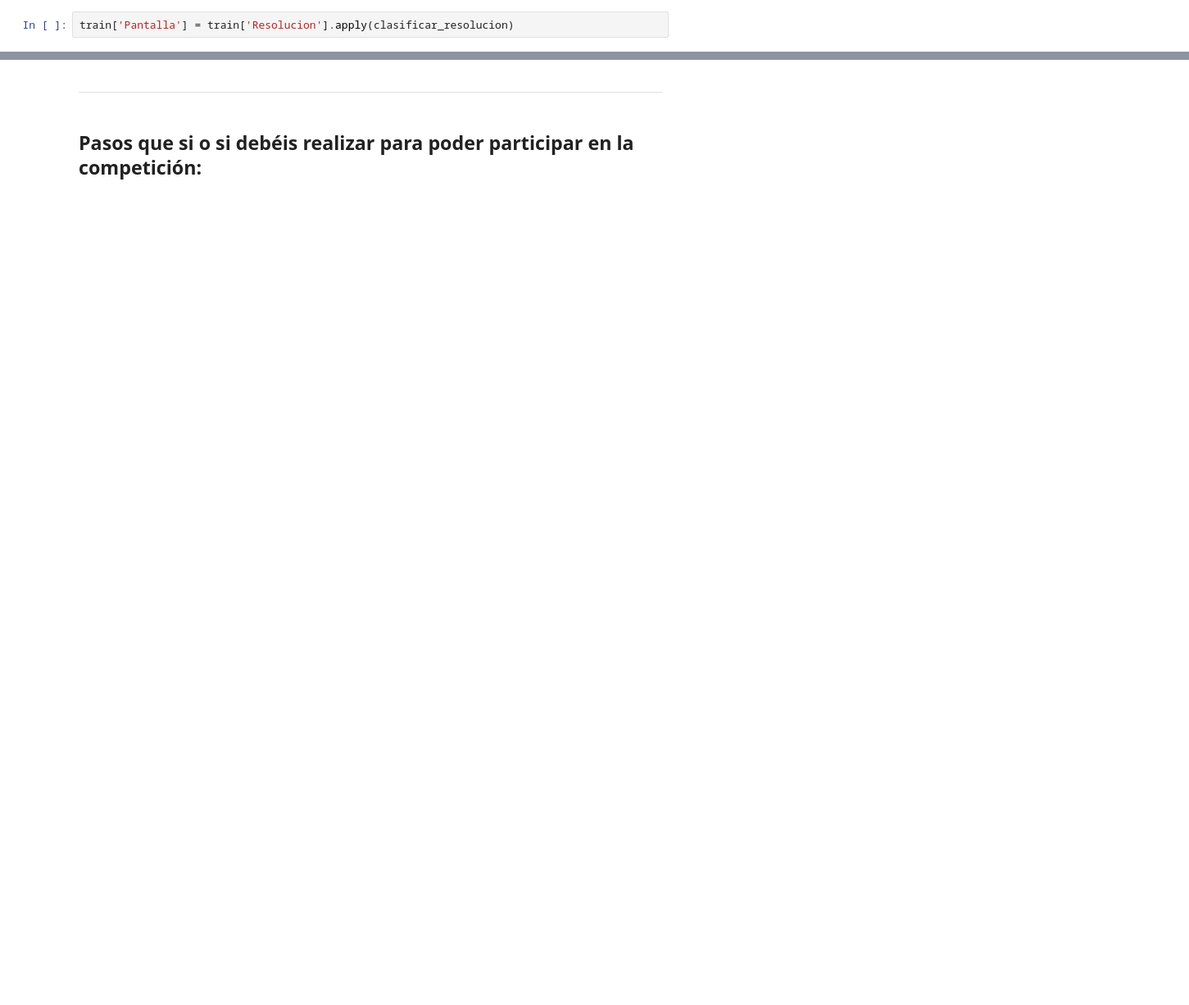
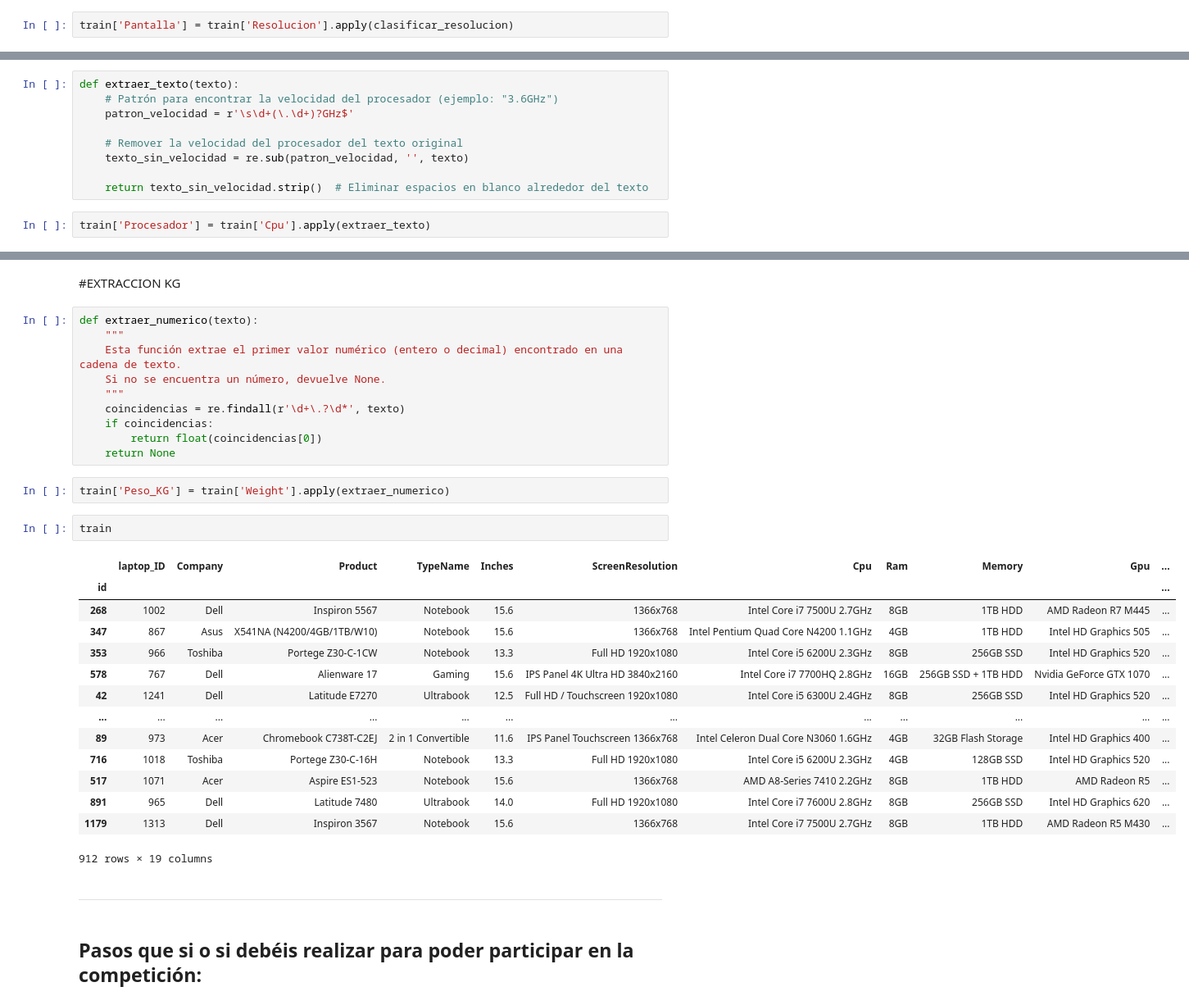
Before and after one commit to RaulSoler/Kaggle_Desafio, a Jupyter notebook: Regresion_Portatiles/Regresion.ipynb, the cells around one changed output, grey strips where cells are left out. Shown: that part at 82% size. Drawn from its saved outputs; the diff is of its cells as text; blank space fills up the shorter version.

```diff
--- a/Regresion_Portatiles/Regresion.ipynb
+++ b/Regresion_Portatiles/Regresion.ipynb
@@ -213,0 +230,11 @@ train.head(50)
+# %%
+def extraer_texto(texto):
+    # Patrón para encontrar la velocidad del procesador (ejemplo: "3.6GHz")
+    patron_velocidad = r'\s\d+(\.\d+)?GHz$'
+
+    # Remover la velocidad del procesador del texto original
+    texto_sin_velocidad = re.sub(patron_velocidad, '', texto)
+
+    return texto_sin_velocidad.strip()  # Eliminar espacios en blanco alrededor del texto
+# %%
+train['Procesador'] = train['Cpu'].apply(extraer_texto)
@@ -214,3 +290,34 @@ train.head(50)
+# %% [markdown]
+#EXTRACCION KG
+# %%
+def extraer_numerico(texto):
+    """
+    Esta función extrae el primer valor numérico (entero o decimal) encontrado en una cadena de texto.
+    Si no se encuentra un número, devuelve None.
+    """
+    coincidencias = re.findall(r'\d+\.?\d*', texto)
+    if coincidencias:
+        return float(coincidencias[0])
+    return None
+# %%
+train['Peso_KG'] = train['Weight'].apply(extraer_numerico)
+# %%
+train
+# %% [output]
+|  | laptop_ID | Company | Product | TypeName | Inches | ScreenResolution | Cpu | Ram | Memory | Gpu | ... |
+| id |  |  |  |  |  |  |  |  |  |  | ... |
+| 268 | 1002 | Dell | Inspiron 5567 | Notebook | 15.6 | 1366x768 | Intel Core i7 7500U 2.7GHz | 8GB | 1TB HDD | AMD Radeon R7 M445 | ... |
+| 347 | 867 | Asus | X541NA (N4200/4GB/1TB/W10) | Notebook | 15.6 | 1366x768 | Intel Pentium Quad Core N4200 1.1GHz | 4GB | 1TB HDD | Intel HD Graphics 505 | ... |
+| 353 | 966 | Toshiba | Portege Z30-C-1CW | Notebook | 13.3 | Full HD 1920x1080 | Intel Core i5 6200U 2.3GHz | 8GB | 256GB SSD | Intel HD Graphics 520 | ... |
+| 578 | 767 | Dell | Alienware 17 | Gaming | 15.6 | IPS Panel 4K Ultra HD 3840x2160 | Intel Core i7 7700HQ 2.8GHz | 16GB | 256GB SSD + 1TB HDD | Nvidia GeForce GTX 1070 | ... |
+| 42 | 1241 | Dell | Latitude E7270 | Ultrabook | 12.5 | Full HD / Touchscreen 1920x1080 | Intel Core i5 6300U 2.4GHz | 8GB | 256GB SSD | Intel HD Graphics 520 | ... |
+| ... | ... | ... | ... | ... | ... | ... | ... | ... | ... | ... | ... |
+| 89 | 973 | Acer | Chromebook C738T-C2EJ | 2 in 1 Convertible | 11.6 | IPS Panel Touchscreen 1366x768 | Intel Celeron Dual Core N3060 1.6GHz | 4GB | 32GB Flash Storage | Intel HD Graphics 400 | ... |
+| 716 | 1018 | Toshiba | Portege Z30-C-16H | Notebook | 13.3 | Full HD 1920x1080 | Intel Core i5 6200U 2.3GHz | 4GB | 128GB SSD | Intel HD Graphics 520 | ... |
+| 517 | 1071 | Acer | Aspire ES1-523 | Notebook | 15.6 | 1366x768 | AMD A8-Series 7410 2.2GHz | 8GB | 1TB HDD | AMD Radeon R5 | ... |
+| 891 | 965 | Dell | Latitude 7480 | Ultrabook | 14.0 | Full HD 1920x1080 | Intel Core i7 7600U 2.8GHz | 8GB | 256GB SSD | Intel HD Graphics 620 | ... |
+| 1179 | 1313 | Dell | Inspiron 3567 | Notebook | 15.6 | 1366x768 | Intel Core i7 7500U 2.7GHz | 8GB | 1TB HDD | AMD Radeon R5 M430 | ... |
+912 rows × 19 columns
 # %% [markdown]
 -----------------------------------------------------------------------------------------------------------------
 # %% [markdown]
```
Also changed, not shown: parts of 9 cells of this notebook.
